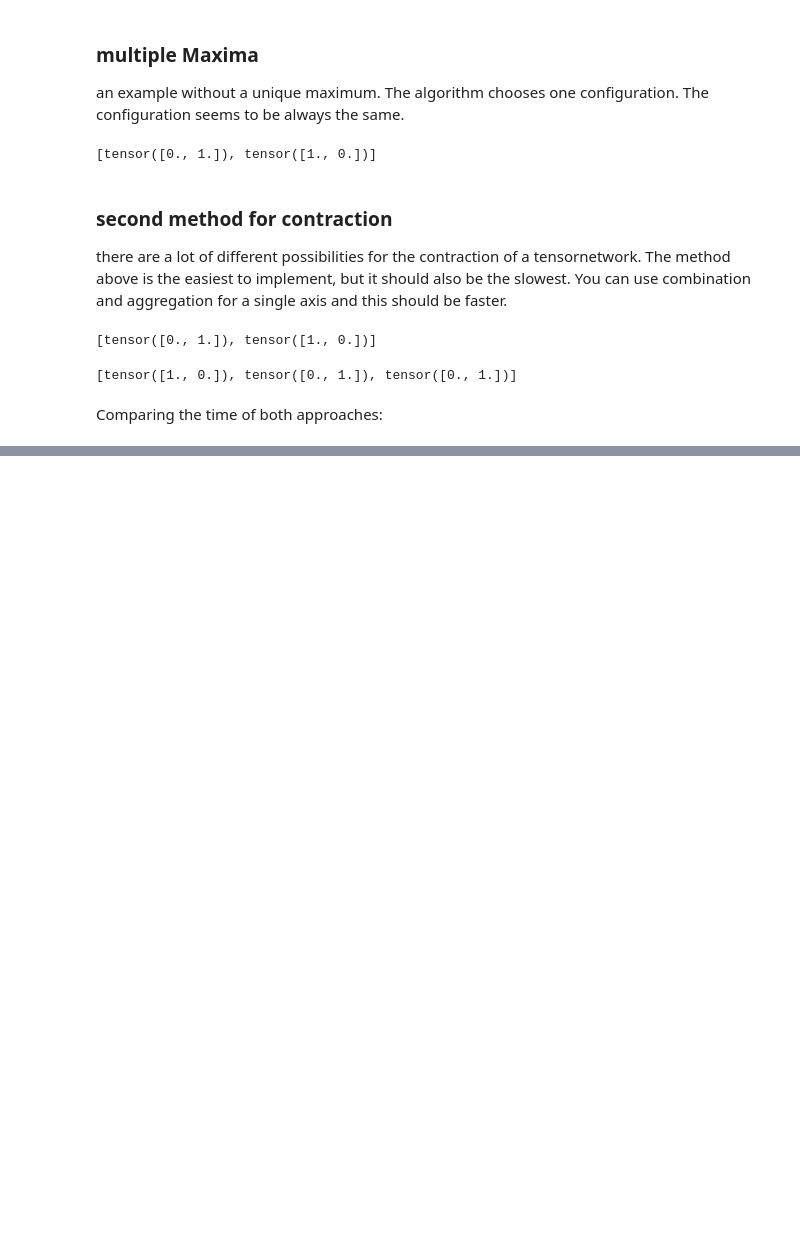
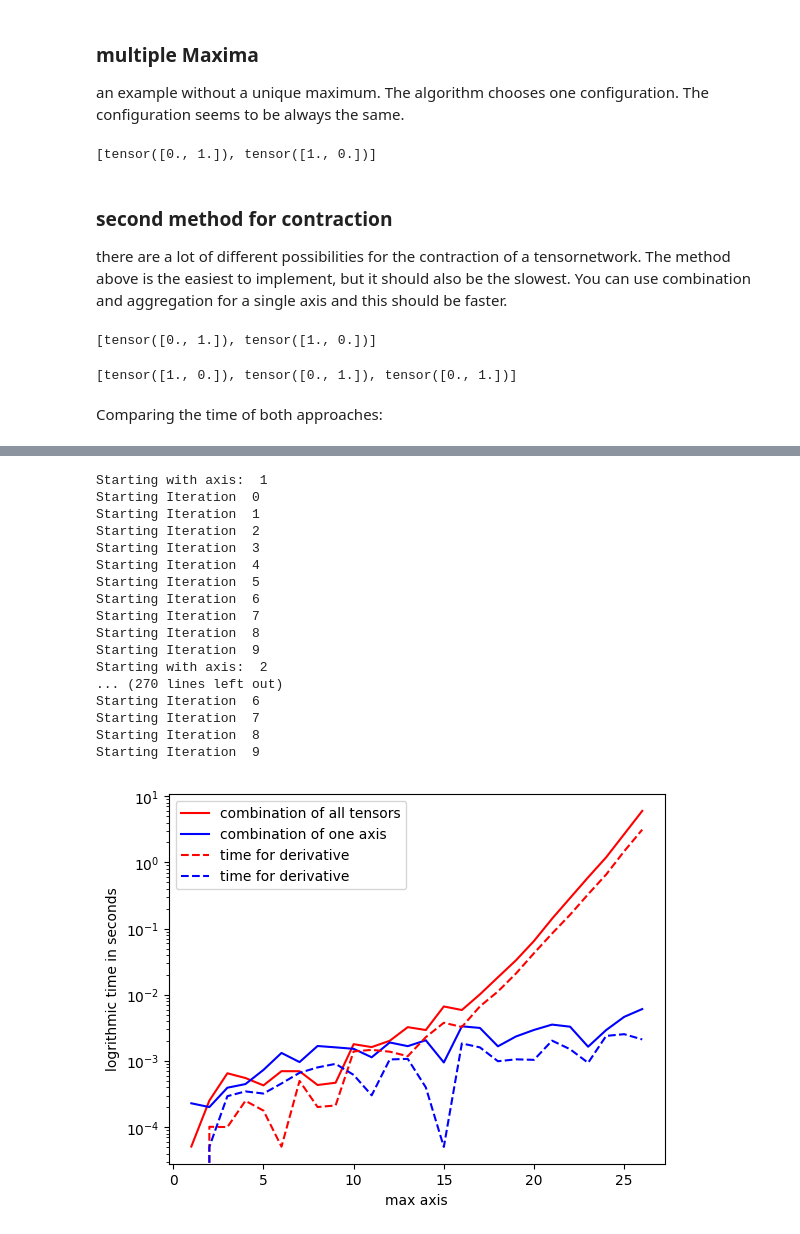
Before and after one commit to Hanno1/differentiation-of-tensornetworkcontraction-, a Jupyter notebook: notebook.ipynb, the cells around one changed output, grey strips where cells are left out. Saved outputs shown, nothing was run; the diff lists cells and outputs as text; code cells hidden in the pictures; blank space fills up the shorter version.

```diff
--- a/notebook.ipynb
+++ b/notebook.ipynb
@@ -153,0 +156,21 @@ Starting Iteration  9
+# %%
+y_1, y_2, y_d_1, y_d_2 = plot_time(10, 26, tensor.create_sparse_tensornetwork)
+# %% [output]
+Starting with axis:  1
+Starting Iteration  0
+Starting Iteration  1
+Starting Iteration  2
+Starting Iteration  3
+Starting Iteration  4
+Starting Iteration  5
+Starting Iteration  6
+Starting Iteration  7
+Starting Iteration  8
+Starting Iteration  9
+Starting with axis:  2
+... (270 lines left out)
+Starting Iteration  6
+Starting Iteration  7
+Starting Iteration  8
+Starting Iteration  9
+[figure, added]
```
Also changed, not shown: parts of 3 cells of this notebook, 1 other file.
